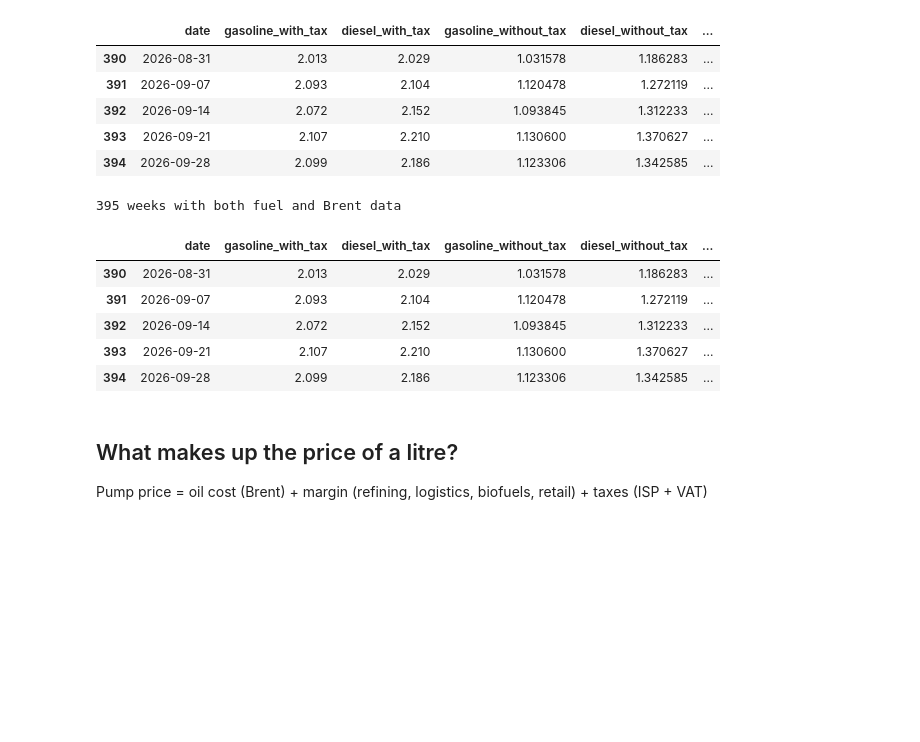
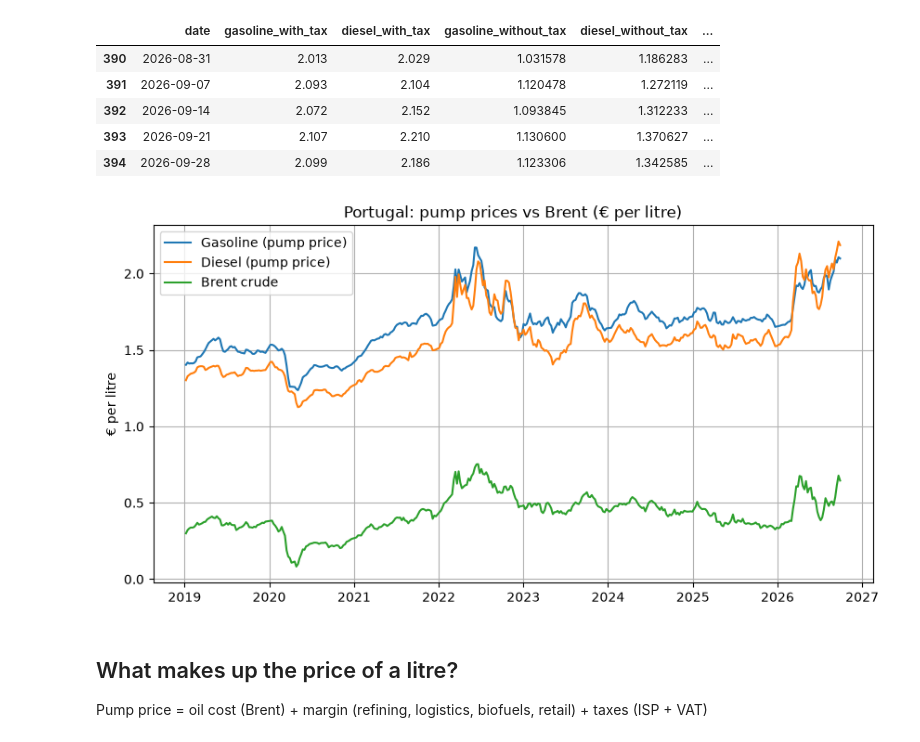
Before and after one commit to josepaulonunes/fuel-prices-portugal, a Jupyter notebook: notebooks/02_fuel_prices.ipynb, the cells around one changed output. Cells and saved outputs as stored; diff of their text form; code cells hidden in the pictures; blank space fills up the shorter version.

Commit message:
Fix missing chart, clean notebooks and README

```diff
--- a/notebooks/02_fuel_prices.ipynb
+++ b/notebooks/02_fuel_prices.ipynb
@@ -114,25 +114,21 @@ df.tail()
 | 393 | 2026-09-21 | 2.107 | 2.210 | 1.130600 | 1.370627 | ... |
 | 394 | 2026-09-28 | 2.099 | 2.186 | 1.123306 | 1.342585 | ... |
 # %%
-# Load the weekly Brent data from notebook 01
-brent = pd.read_csv("../data/processed/brent_eur_weekly.csv")
-brent["date"] = pd.to_datetime(brent["date"])
+# Plot pump prices and Brent on the same chart
+plt.figure(figsize=(10, 5))
+plt.plot(df["date"], df["gasoline_with_tax"], label="Gasoline (pump price)")
+plt.plot(df["date"], df["diesel_with_tax"], label="Diesel (pump price)")
+plt.plot(df["date"], df["brent_eur_litre"], label="Brent crude")
+plt.title("Portugal: pump prices vs Brent (€ per litre)")
+plt.ylabel("€ per litre")
+plt.legend()
+plt.grid(True)
 
-# Move Brent dates from Sunday to the next Monday (pump prices on Monday reflect last week's oil price)
-brent["date"] = brent["date"] + pd.Timedelta(days=1)
-
-# Merge fuel prices and Brent by date
-df = pd.merge(fuel, brent[["date", "brent_eur_litre"]], on="date")
-print(len(df), "weeks with both fuel and Brent data")
-df.tail()
+# Save and show the chart
+plt.savefig("../figures/pump_prices_vs_brent.png")
+plt.show()
 # %% [output]
-395 weeks with both fuel and Brent data
-|  | date | gasoline_with_tax | diesel_with_tax | gasoline_without_tax | diesel_without_tax | ... |
-| 390 | 2026-08-31 | 2.013 | 2.029 | 1.031578 | 1.186283 | ... |
-| 391 | 2026-09-07 | 2.093 | 2.104 | 1.120478 | 1.272119 | ... |
-| 392 | 2026-09-14 | 2.072 | 2.152 | 1.093845 | 1.312233 | ... |
-| 393 | 2026-09-21 | 2.107 | 2.210 | 1.130600 | 1.370627 | ... |
-| 394 | 2026-09-28 | 2.099 | 2.186 | 1.123306 | 1.342585 | ... |
+[figure, added]
 # %% [markdown]
 ## What makes up the price of a litre?
 Pump price = oil cost (Brent) + margin (refining, logistics, biofuels, retail) + taxes (ISP + VAT)
```
Also changed, not shown: parts of 2 cells of this notebook, 3 other files.
